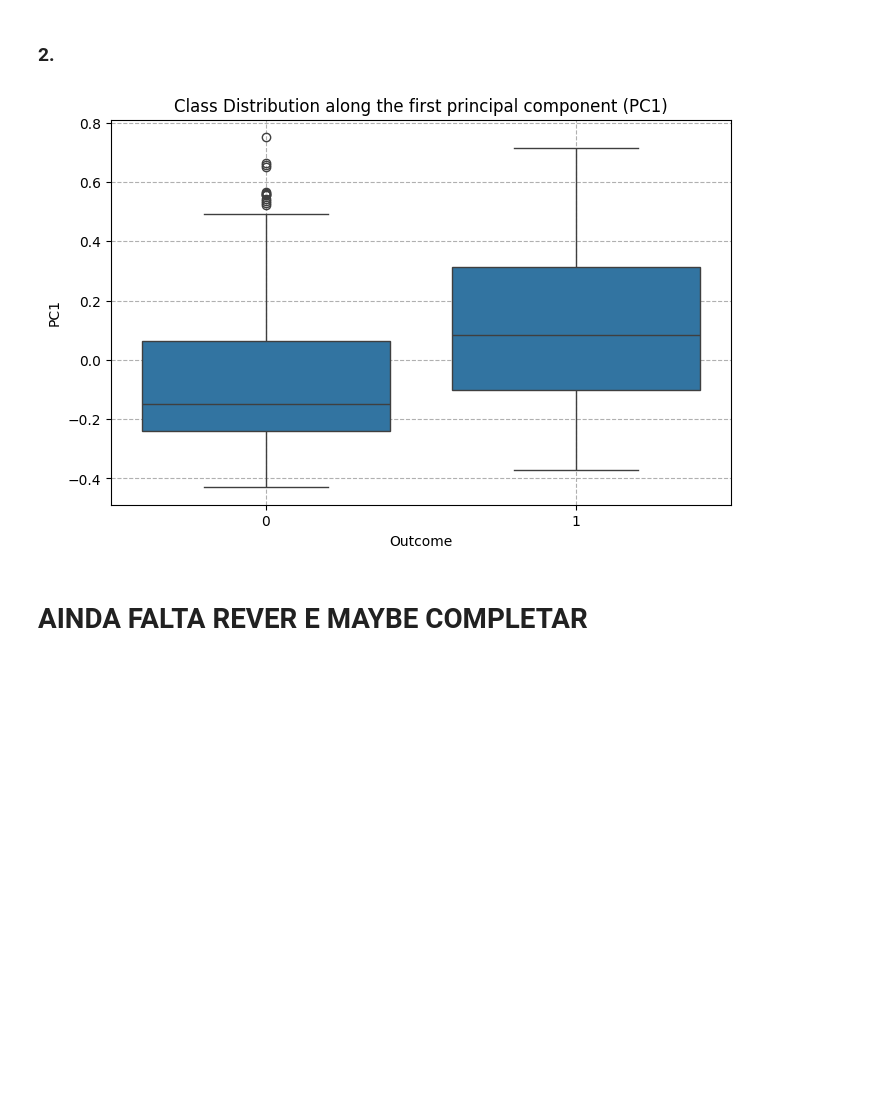
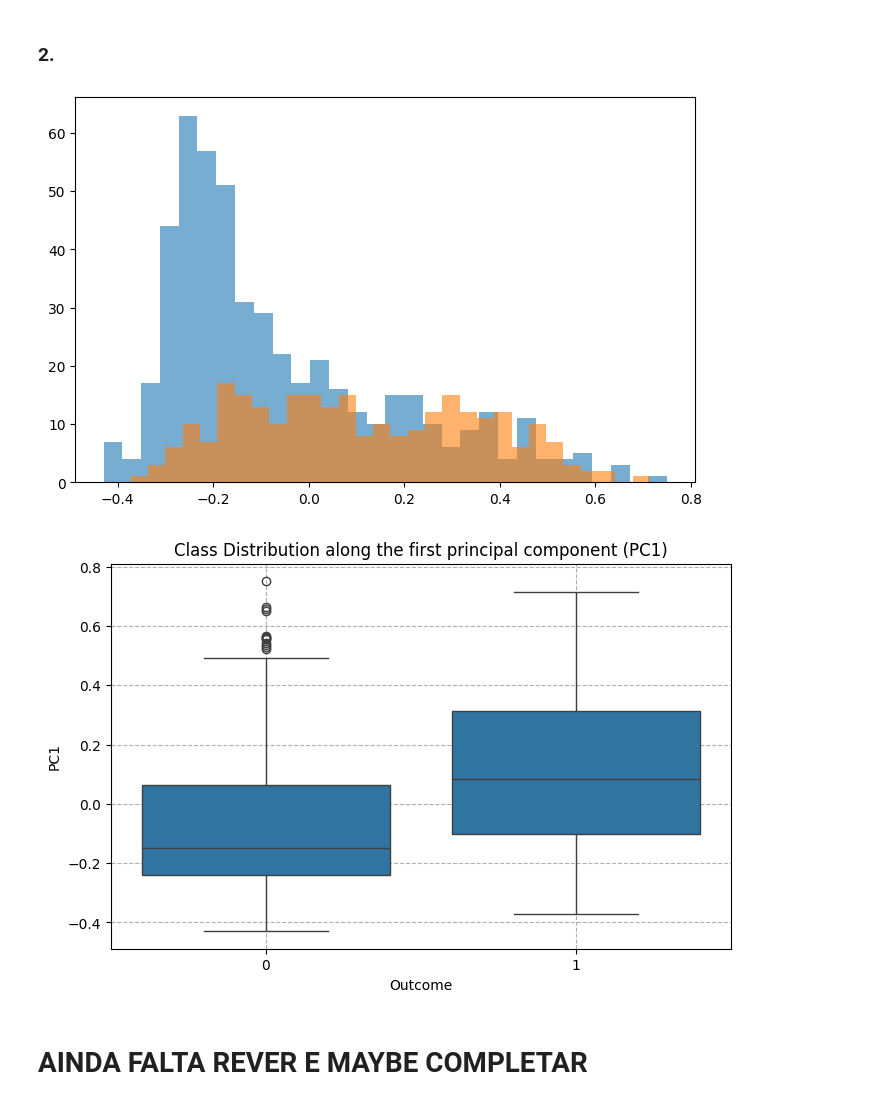
Before and after one commit to robot-mazeee/Machine-Learning-Project, a Jupyter notebook: Homework4/G001_notebook.ipynb, the cells around one changed output. Saved outputs shown, nothing was run; the diff lists cells and outputs as text; code cells hidden in the pictures; blank space fills up the shorter version.

```diff
--- a/Homework4/G001_notebook.ipynb
+++ b/Homework4/G001_notebook.ipynb
@@ -250,19 +252,26 @@ Number of components to explain at least 80% variance: 5
 # %%
 pca = PCA(n_components=1)
 
 # add a collumn with the first principal component to the dataframe
 df['PC1'] = pca.fit_transform(X)
+X_lda = pca.fit_transform(X, y)
 
-# plot the graph
+# plot a distribution graph
+plt.figure(figsize=(8, 5))
+for label in sorted(set(y)):
+    plt.hist(X_lda[y == label], bins=30, alpha=0.6, label=f'Class {label}')
+
+# plot the a boxplot
 plt.figure(figsize=(8,5))
 sns.boxplot(x='Outcome', y='PC1', data=df)
 plt.title('Class Distribution along the first principal component (PC1)')
 plt.xlabel('Outcome')
 plt.ylabel('PC1')
 plt.grid(linestyle='--')
 plt.show()
 # %% [output]
-[figure, old version]
+[figure, new version]
+[figure, added]
 # %% [markdown]
 # AINDA FALTA REVER E MAYBE COMPLETAR
 # %% [markdown]
```
Also changed, not shown: parts of 5 cells of this notebook.
